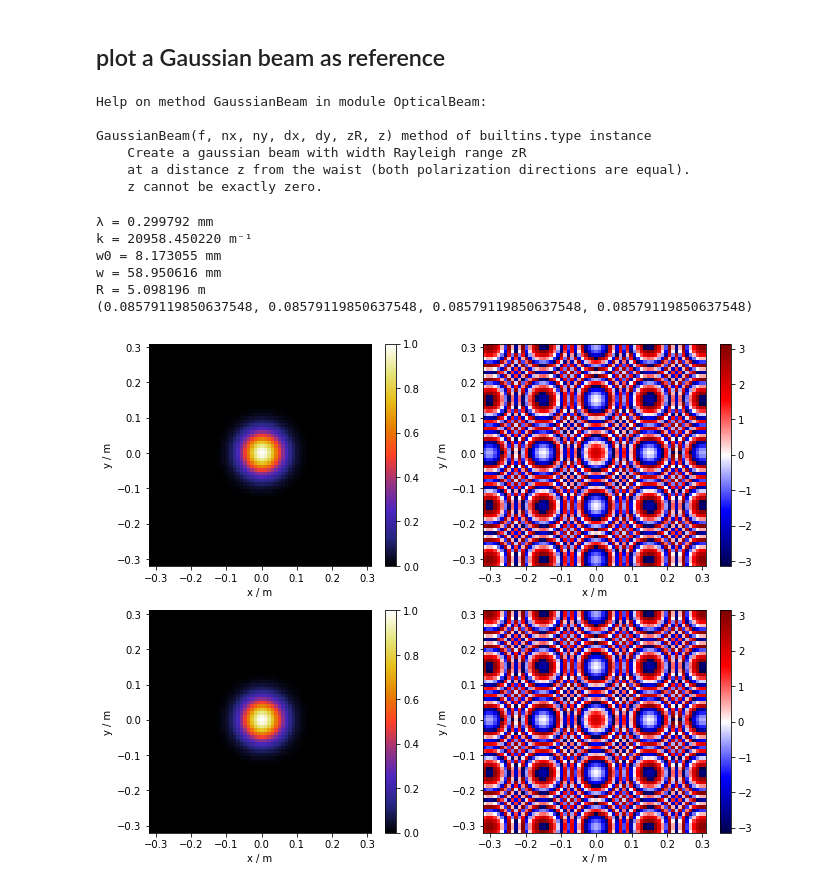
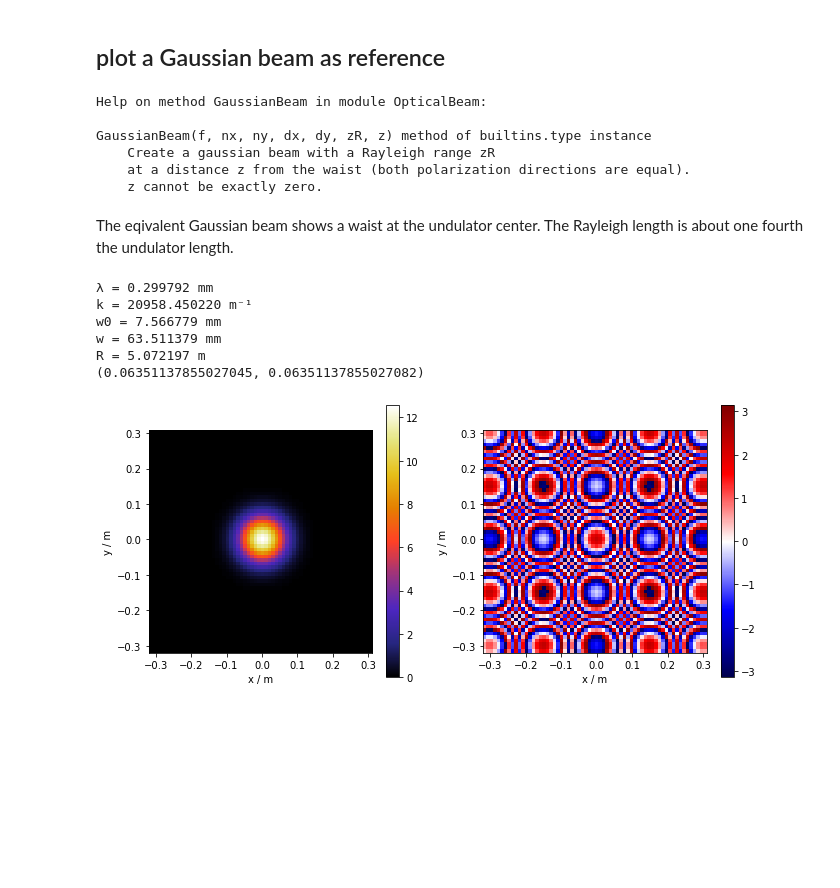
Before and after one commit to lehnertu/fobt, a Jupyter notebook: ImportTeufelScreen.ipynb, the cells around one changed output. Cells and saved outputs as stored; diff of their text form; code cells hidden in the pictures; blank space fills up the shorter version.

```diff
--- a/ImportTeufelScreen.ipynb
+++ b/ImportTeufelScreen.ipynb
@@ -234,25 +132,28 @@ plt.show()
 # %% [markdown]
 ## plot a Gaussian beam as reference
 # %%
-help(SingleFrequencyBeam.GaussianBeam)
+help(SingleComponentBeam.GaussianBeam)
 # %% [output]
 Help on method GaussianBeam in module OpticalBeam:
 
 GaussianBeam(f, nx, ny, dx, dy, zR, z) method of builtins.type instance
-    Create a gaussian beam with width Rayleigh range zR
+    Create a gaussian beam with a Rayleigh range zR
     at a distance z from the waist (both polarization directions are equal).
     z cannot be exactly zero.
+# %% [markdown]
+The eqivalent Gaussian beam shows a waist at the undulator center.
+The Rayleigh length is about one fourth the undulator length.
 # %%
-gb = SingleFrequencyBeam.GaussianBeam(frequency, Nx, Ny, dx, dy, 0.7, 5.0002)
+gb = SingleComponentBeam.GaussianBeam(1.0e12, beam_S.nx, beam_S.ny, beam_S.dx, beam_S.dy, 0.6, 5.0002)
 print(gb.FitSizeW())
 gb.plot()
 plt.show()
 # %% [output]
 λ = 0.299792 mm
 k = 20958.450220 m⁻¹
-w0 = 8.173055 mm
-w = 58.950616 mm
-R = 5.098196 m
-(0.08579119850637548, 0.08579119850637548, 0.08579119850637548, 0.08579119850637548)
+w0 = 7.566779 mm
+w = 63.511379 mm
+R = 5.072197 m
+(0.06351137855027045, 0.06351137855027082)
-[figure, old version]
+[figure, new version]
 # %%
```
Also changed, not shown: parts of 20 cells of this notebook, 2 other files.
